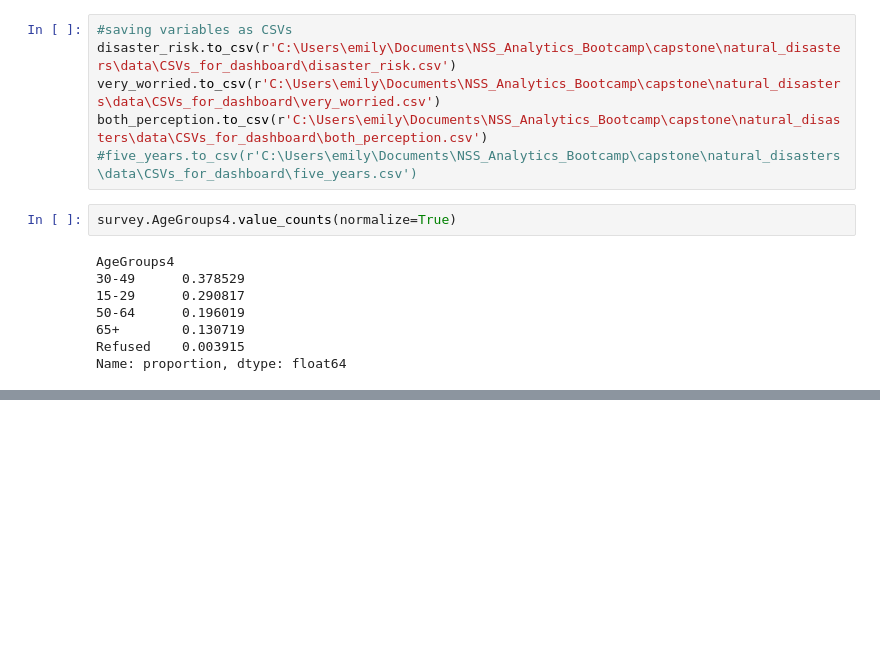
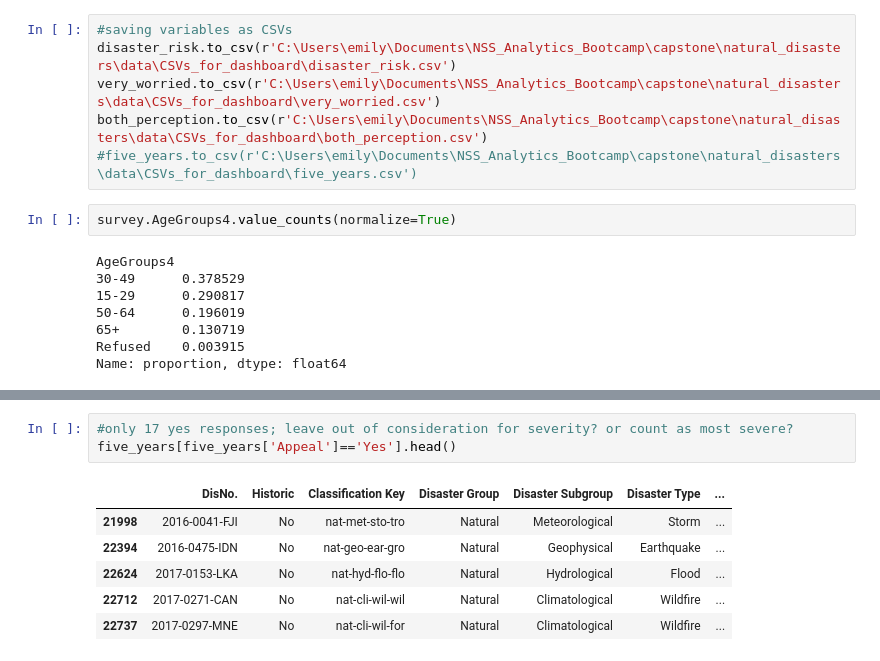
Before and after one commit to eemchadwick/natural_disasters, a Jupyter notebook: notebooks/natural disasters.ipynb, the cells around one changed output, grey strips where cells are left out. Drawn from its saved outputs; the diff is of its cells as text; blank space fills up the shorter version.

```diff
--- a/notebooks/natural disasters.ipynb
+++ b/notebooks/natural disasters.ipynb
@@ -2544,0 +2600,10 @@ Name: proportion, dtype: float64
+# %%
+#only 17 yes responses; leave out of consideration for severity? or count as most severe?
+five_years[five_years['Appeal']=='Yes'].head()
+# %% [output]
+|  | DisNo. | Historic | Classification Key | Disaster Group | Disaster Subgroup | Disaster Type | ... |
+| 21998 | 2016-0041-FJI | No | nat-met-sto-tro | Natural | Meteorological | Storm | ... |
+| 22394 | 2016-0475-IDN | No | nat-geo-ear-gro | Natural | Geophysical | Earthquake | ... |
+| 22624 | 2017-0153-LKA | No | nat-hyd-flo-flo | Natural | Hydrological | Flood | ... |
+| 22712 | 2017-0271-CAN | No | nat-cli-wil-wil | Natural | Climatological | Wildfire | ... |
+| 22737 | 2017-0297-MNE | No | nat-cli-wil-for | Natural | Climatological | Wildfire | ... |
```
Also changed, not shown: parts of 13 cells of this notebook, 1 other file.
